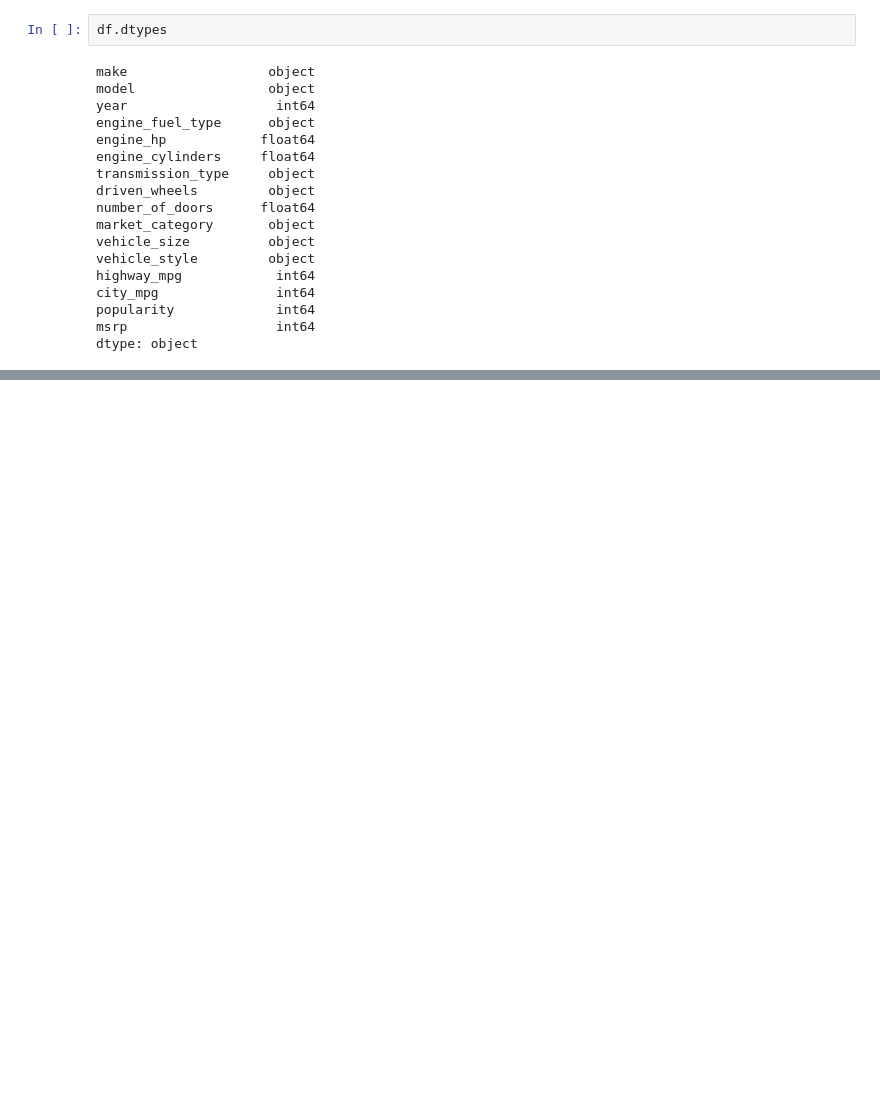
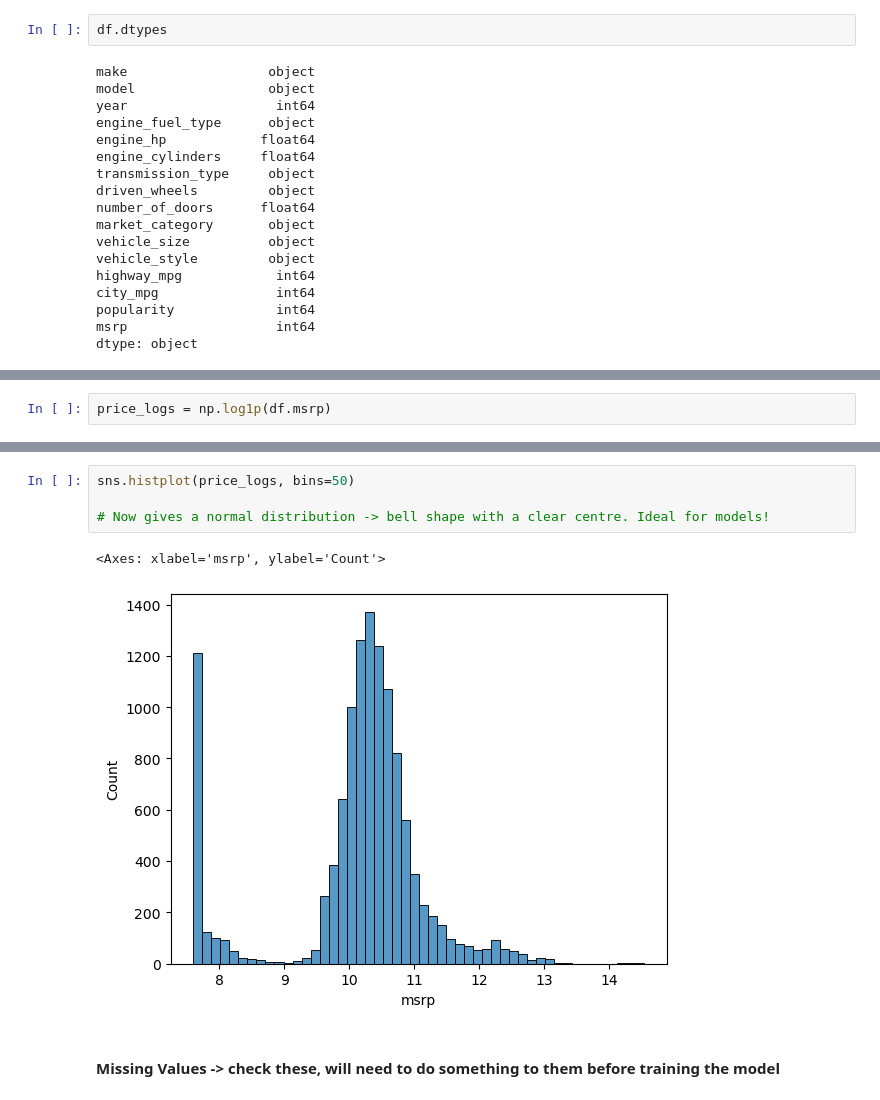
Before and after one commit to alanthemarmot/dtc_machine_learning_zoomcamp, a Jupyter notebook: 02-linear_regression/2-3 - Exploratory Data Analysis.ipynb, the cells around one changed output, grey strips where cells are left out. Drawn from its saved outputs; the diff is of its cells as text; blank space fills up the shorter version.

```diff
--- a/02-linear_regression/2-3 - Exploratory Data Analysis.ipynb
+++ b/02-linear_regression/2-3 - Exploratory Data Analysis.ipynb
@@ -110,0 +200,2 @@ dtype: object
+# %%
+price_logs = np.log1p(df.msrp)
@@ -110,0 +217,9 @@ dtype: object
+# %%
+sns.histplot(price_logs, bins=50)
+
+# Now gives a normal distribution -> bell shape with a clear centre. Ideal for models!
+# %% [output]
+<Axes: xlabel='msrp', ylabel='Count'>
+[figure, added]
+# %% [markdown]
+#### Missing Values -> check these, will need to do something to them before training the model
```
Also changed, not shown: parts of 11 cells of this notebook, 1 other file.
